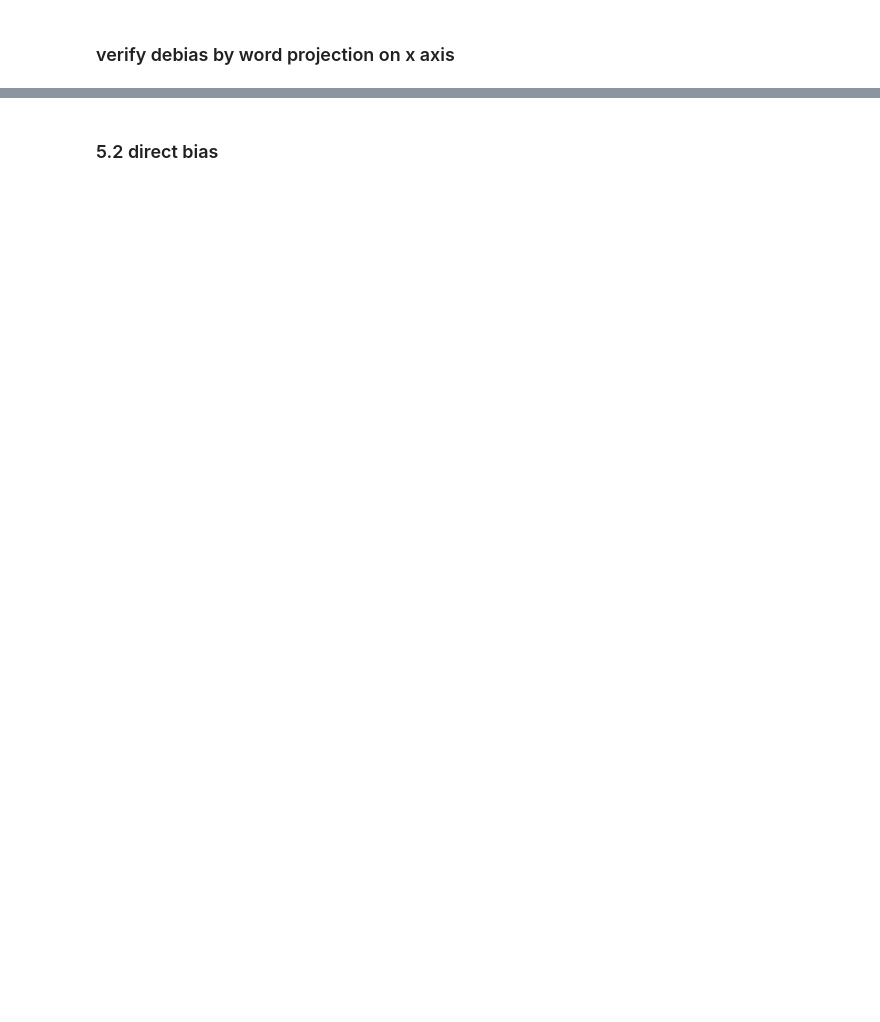
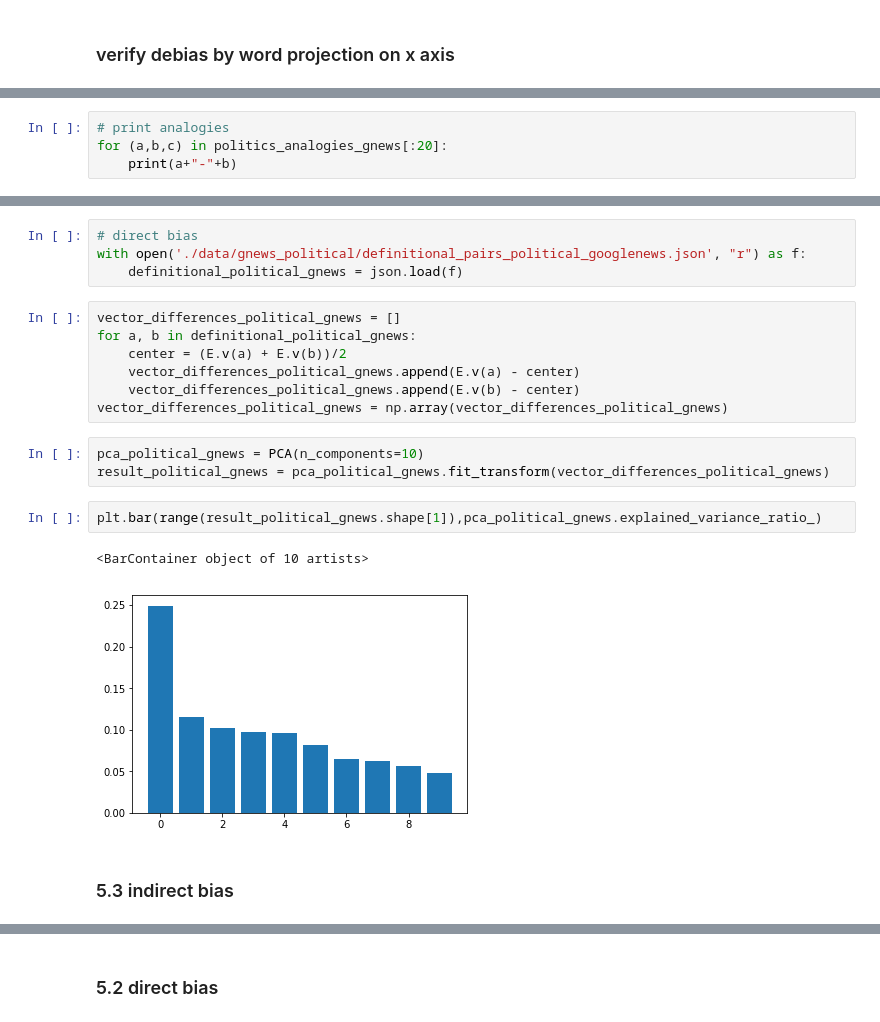
Before and after one commit to jmercado14/w266-2018-summer-final-biased-word-embeddings, a Jupyter notebook: gender-debias_APK.ipynb, the cells around one changed output, grey strips where cells are left out. Drawn from its saved outputs; the diff is of its cells as text; blank space fills up the shorter version.

Commit message:
final plots, cleaned print statements

```diff
--- a/gender-debias_APK.ipynb
+++ b/gender-debias_APK.ipynb
@@ -208,0 +225,4 @@ Extreme he occupations
+# %%
+# print analogies
+for (a,b,c) in politics_analogies_gnews[:20]:
+    print(a+"-"+b)
@@ -208,0 +268,21 @@ Extreme he occupations
+# %%
+# direct bias
+with open('./data/gnews_political/definitional_pairs_political_googlenews.json', "r") as f:
+    definitional_political_gnews = json.load(f)
+# %%
+vector_differences_political_gnews = []
+for a, b in definitional_political_gnews:
+    center = (E.v(a) + E.v(b))/2
+    vector_differences_political_gnews.append(E.v(a) - center)
+    vector_differences_political_gnews.append(E.v(b) - center)
+vector_differences_political_gnews = np.array(vector_differences_political_gnews)
+# %%
+pca_political_gnews = PCA(n_components=10)
+result_political_gnews = pca_political_gnews.fit_transform(vector_differences_political_gnews)
+# %%
+plt.bar(range(result_political_gnews.shape[1]),pca_political_gnews.explained_variance_ratio_)
+# %% [output]
+<BarContainer object of 10 artists>
+[figure, added]
+# %% [markdown]
+### 5.3 indirect bias
```
Also changed, not shown: parts of 65 cells of this notebook, 57 other files.
